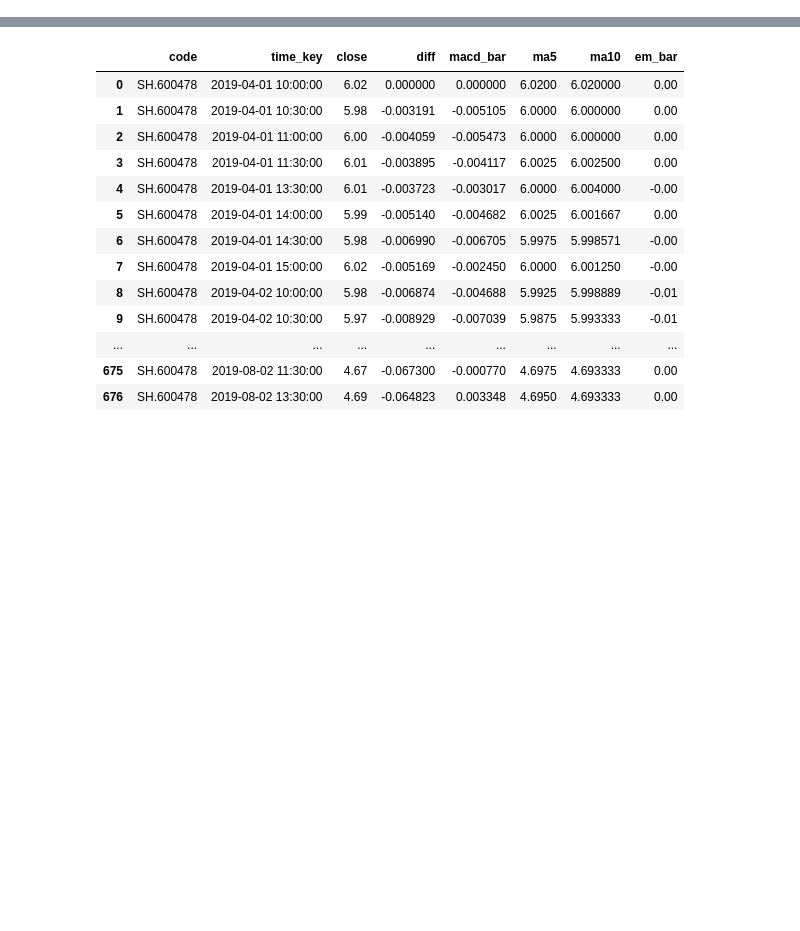
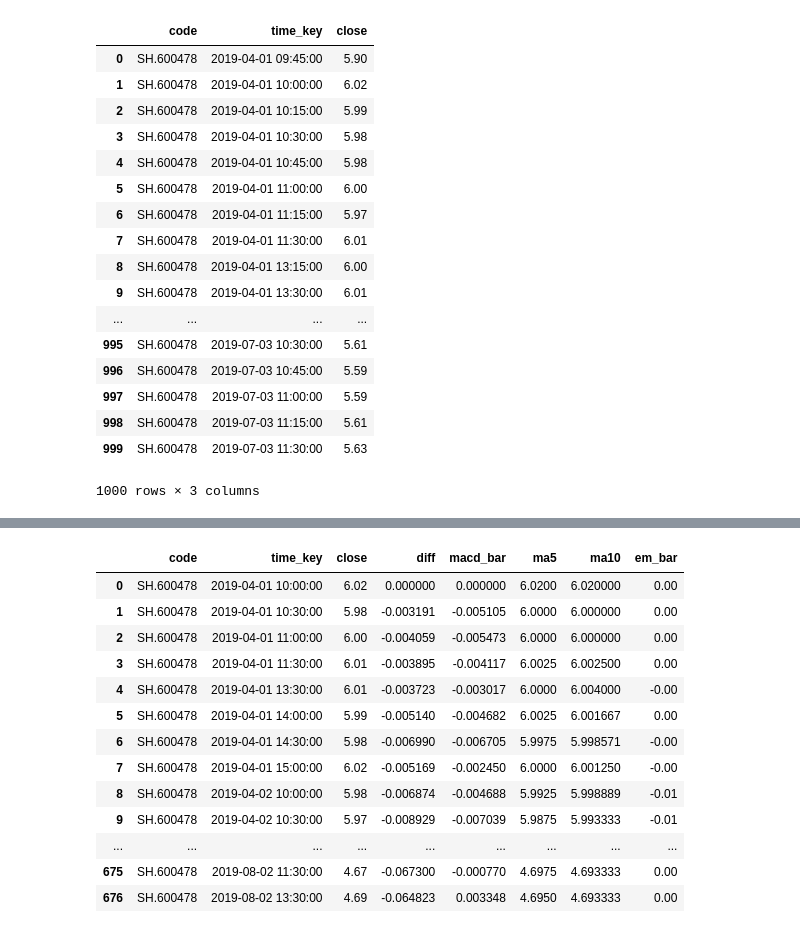
Before and after one commit to drunkpig/macd_exp, a Jupyter notebook: Untitled.ipynb, the cells around one changed output, grey strips where cells are left out. Saved outputs shown, nothing was run; the diff lists cells and outputs as text; code cells hidden in the pictures; blank space fills up the shorter version.

```diff
--- a/Untitled.ipynb
+++ b/Untitled.ipynb
@@ -6,5 +6,5 @@ from macdlib import *
 # %%
 quote_ctx = OpenQuoteContext(host='futuapi.mkmerich.com', port=54012)
 ret, data, page_req_key = quote_ctx.request_history_kline('SH.600478', start='2019-04-01', end='2019-08-02',
-                                                          ktype=KLType.K_15M, fields=[KL_FIELD.DATE_TIME, KL_FIELD.CLOSE], max_count=2000)
+                                                          ktype=KLType.K_15M, fields=[KL_FIELD.DATE_TIME, KL_FIELD.CLOSE], max_count=1000)
 # %% [output]
@@ -14,3 +14,24 @@ ret, data, page_req_key = quote_ctx.request_history_kline('SH.600478', start='20
+# %%
+data
+# %% [output]
+|  | code | time_key | close |
+| 0 | SH.600478 | 2019-04-01 09:45:00 | 5.90 |
+| 1 | SH.600478 | 2019-04-01 10:00:00 | 6.02 |
+| 2 | SH.600478 | 2019-04-01 10:15:00 | 5.99 |
+| 3 | SH.600478 | 2019-04-01 10:30:00 | 5.98 |
+| 4 | SH.600478 | 2019-04-01 10:45:00 | 5.98 |
+| 5 | SH.600478 | 2019-04-01 11:00:00 | 6.00 |
+| 6 | SH.600478 | 2019-04-01 11:15:00 | 5.97 |
+| 7 | SH.600478 | 2019-04-01 11:30:00 | 6.01 |
+| 8 | SH.600478 | 2019-04-01 13:15:00 | 6.00 |
+| 9 | SH.600478 | 2019-04-01 13:30:00 | 6.01 |
+| ... | ... | ... | ... |
+| 995 | SH.600478 | 2019-07-03 10:30:00 | 5.61 |
+| 996 | SH.600478 | 2019-07-03 10:45:00 | 5.59 |
+| 997 | SH.600478 | 2019-07-03 11:00:00 | 5.59 |
+| 998 | SH.600478 | 2019-07-03 11:15:00 | 5.61 |
+| 999 | SH.600478 | 2019-07-03 11:30:00 | 5.63 |
+1000 rows × 3 columns
 # %%
 
 data.to_csv('SH.600478.K_15M.csv')
```
Also changed, not shown: parts of 7 cells of this notebook, 1 other file.
